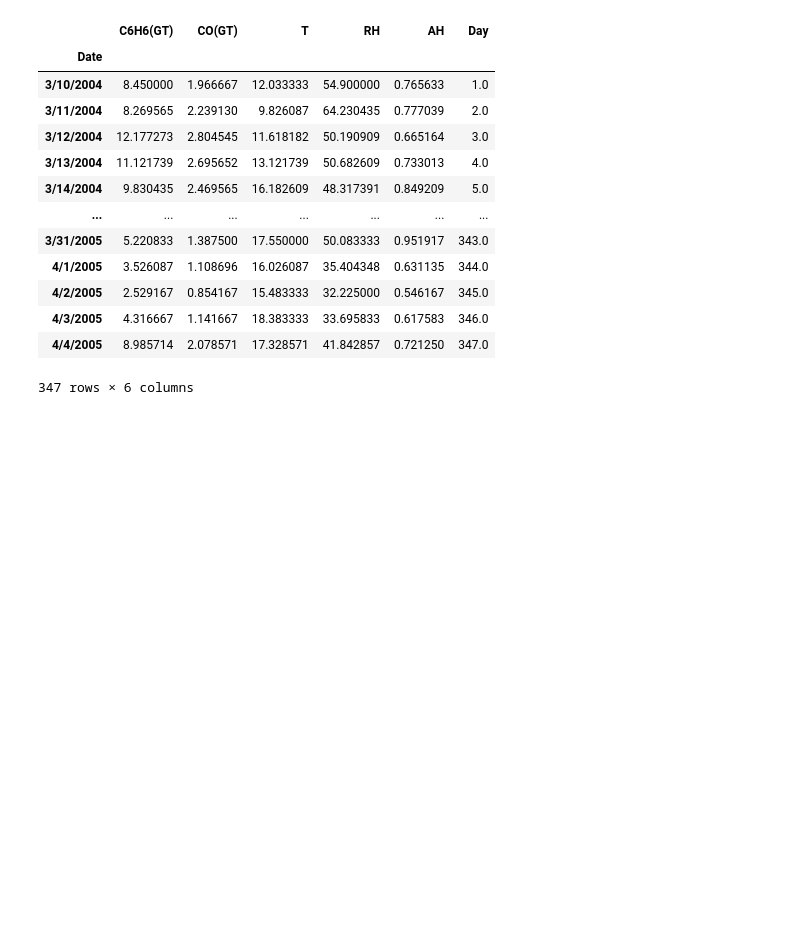
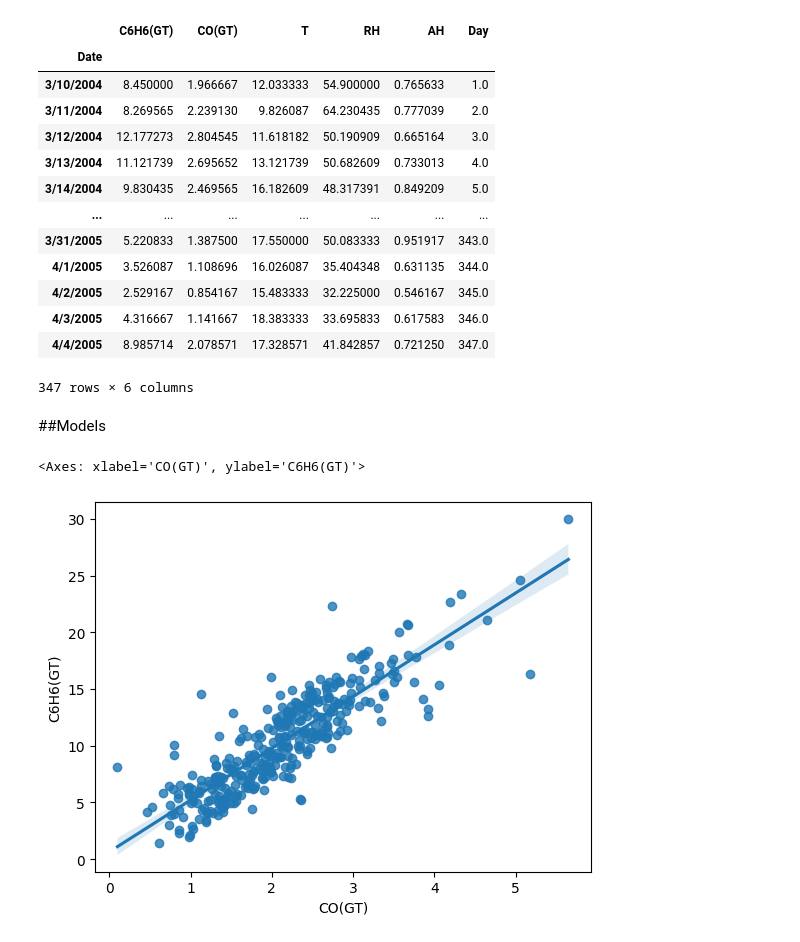
Before and after one commit to plindma/ST-554-Project1, a Jupyter notebook: Task3/ST554_Project_1_Task_3.ipynb, the cells around one changed output. Saved outputs shown, nothing was run; the diff lists cells and outputs as text; code cells hidden in the pictures; blank space fills up the shorter version.

Commit message:
Updated into making the models.

```diff
--- a/Task3/ST554_Project_1_Task_3.ipynb
+++ b/Task3/ST554_Project_1_Task_3.ipynb
@@ -43,9 +48,15 @@ air_quality_df = air_quality.data.features
 # %%
-# Remove rows where C6H6(GT), CO(GT), T, RH, or AH is -200
+#Turning the features attribute into a named dataframe.
+air_quality_df = air_quality.data.features
+
+# Removing rows where C6H6(GT), CO(GT), T, RH, or AH is -200 (missing)
 cleaned_aq_df = air_quality_df[(air_quality_df['C6H6(GT)'] != -200)  &
                                (air_quality_df['CO(GT)'] != -200) &
                                (air_quality_df['T'] != -200) &
                                (air_quality_df['RH'] != -200) &
-                               (air_quality_df['AH'] != -200) ]
-cleaned_aq_df
+                               (air_quality_df['AH'] != -200) ].copy()
+
+
+#Checking to see how values were still present in the data set.
+cleaned_aq_df.shape
 # %% [output]
@@ -96,3 +95,10 @@ daily_avg_df
 | 4/3/2005 | 4.316667 | 1.141667 | 18.383333 | 33.695833 | 0.617583 | 346.0 |
 | 4/4/2005 | 8.985714 | 2.078571 | 17.328571 | 41.842857 | 0.721250 | 347.0 |
 347 rows × 6 columns
+# %% [markdown]
+##Models
+# %%
+sns.regplot(x = daily_avg_df['CO(GT)'], y = daily_avg_df['C6H6(GT)'])
+# %% [output]
+<Axes: xlabel='CO(GT)', ylabel='C6H6(GT)'>
+[figure, added]
```
Also changed, not shown: parts of 8 cells of this notebook.
